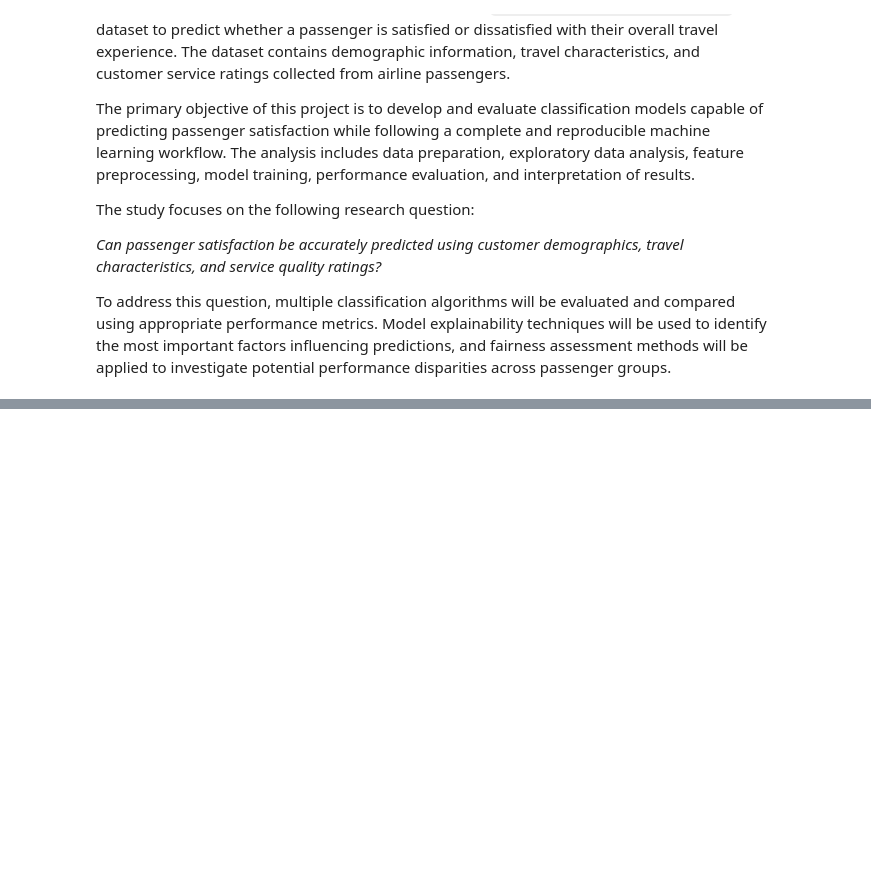
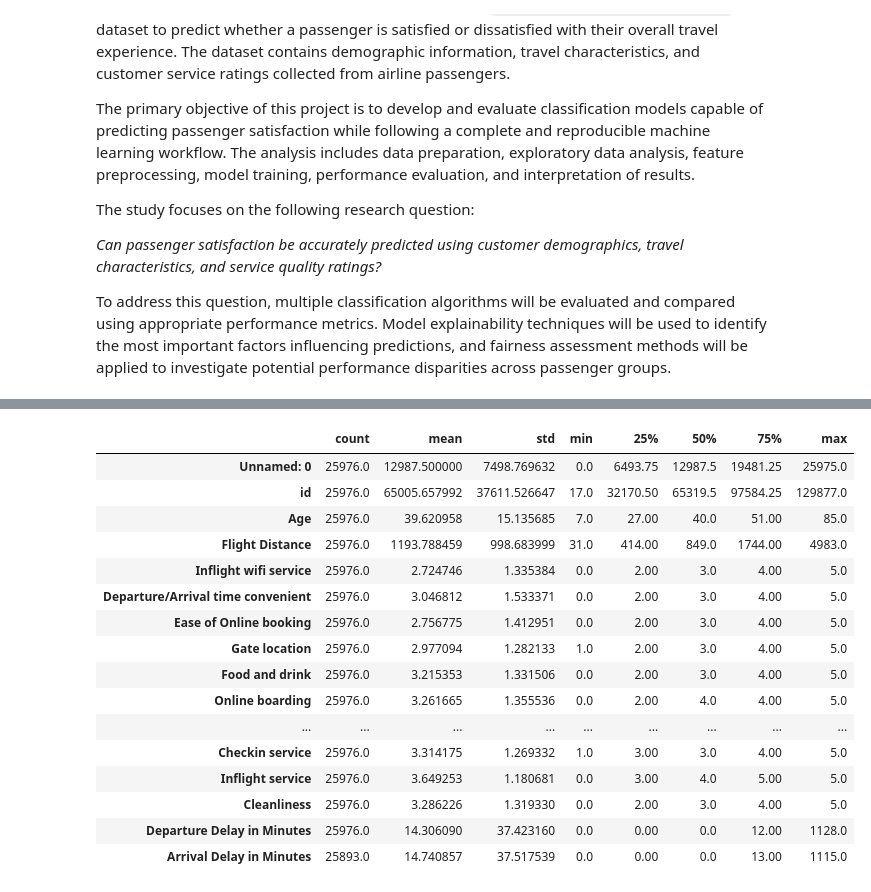
Before and after one commit to Shehzaad-S/udacity-applied-ml-project, a Jupyter notebook: modeling.ipynb, the cells around one changed output, grey strips where cells are left out. Drawn from its saved outputs; the diff is of its cells as text; code cells hidden in the pictures; blank space fills up the shorter version.

```diff
--- a/modeling.ipynb
+++ b/modeling.ipynb
@@ -114,0 +261,20 @@ def evaluate_classification_model(
+# %%
+generate_descriptive_statistics(test_df)
+# %% [output]
+|  | count | mean | std | min | 25% | 50% | 75% | max |
+| Unnamed: 0 | 25976.0 | 12987.500000 | 7498.769632 | 0.0 | 6493.75 | 12987.5 | 19481.25 | 25975.0 |
+| id | 25976.0 | 65005.657992 | 37611.526647 | 17.0 | 32170.50 | 65319.5 | 97584.25 | 129877.0 |
+| Age | 25976.0 | 39.620958 | 15.135685 | 7.0 | 27.00 | 40.0 | 51.00 | 85.0 |
+| Flight Distance | 25976.0 | 1193.788459 | 998.683999 | 31.0 | 414.00 | 849.0 | 1744.00 | 4983.0 |
+| Inflight wifi service | 25976.0 | 2.724746 | 1.335384 | 0.0 | 2.00 | 3.0 | 4.00 | 5.0 |
+| Departure/Arrival time convenient | 25976.0 | 3.046812 | 1.533371 | 0.0 | 2.00 | 3.0 | 4.00 | 5.0 |
+| Ease of Online booking | 25976.0 | 2.756775 | 1.412951 | 0.0 | 2.00 | 3.0 | 4.00 | 5.0 |
+| Gate location | 25976.0 | 2.977094 | 1.282133 | 1.0 | 2.00 | 3.0 | 4.00 | 5.0 |
+| Food and drink | 25976.0 | 3.215353 | 1.331506 | 0.0 | 2.00 | 3.0 | 4.00 | 5.0 |
+| Online boarding | 25976.0 | 3.261665 | 1.355536 | 0.0 | 2.00 | 4.0 | 4.00 | 5.0 |
+| ... | ... | ... | ... | ... | ... | ... | ... | ... |
+| Checkin service | 25976.0 | 3.314175 | 1.269332 | 1.0 | 3.00 | 3.0 | 4.00 | 5.0 |
+| Inflight service | 25976.0 | 3.649253 | 1.180681 | 0.0 | 3.00 | 4.0 | 5.00 | 5.0 |
+| Cleanliness | 25976.0 | 3.286226 | 1.319330 | 0.0 | 2.00 | 3.0 | 4.00 | 5.0 |
+| Departure Delay in Minutes | 25976.0 | 14.306090 | 37.423160 | 0.0 | 0.00 | 0.0 | 12.00 | 1128.0 |
+| Arrival Delay in Minutes | 25893.0 | 14.740857 | 37.517539 | 0.0 | 0.00 | 0.0 | 13.00 | 1115.0 |
```
Also changed, not shown: parts of 18 cells of this notebook.
